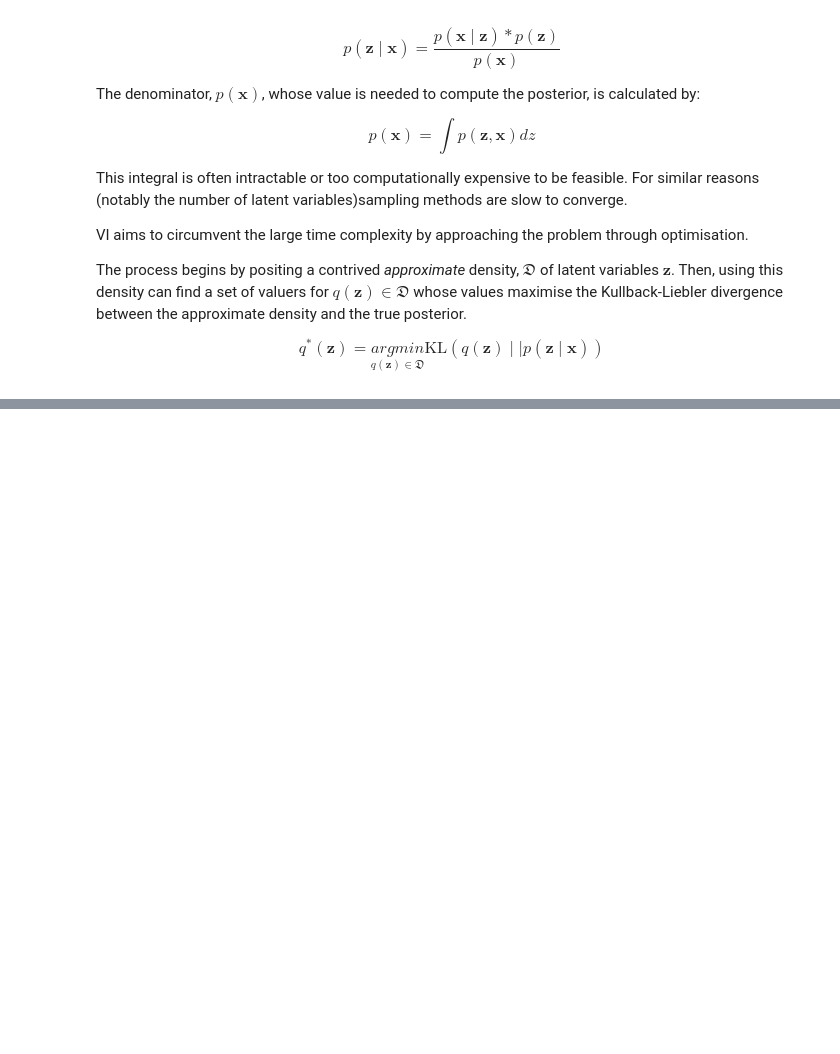
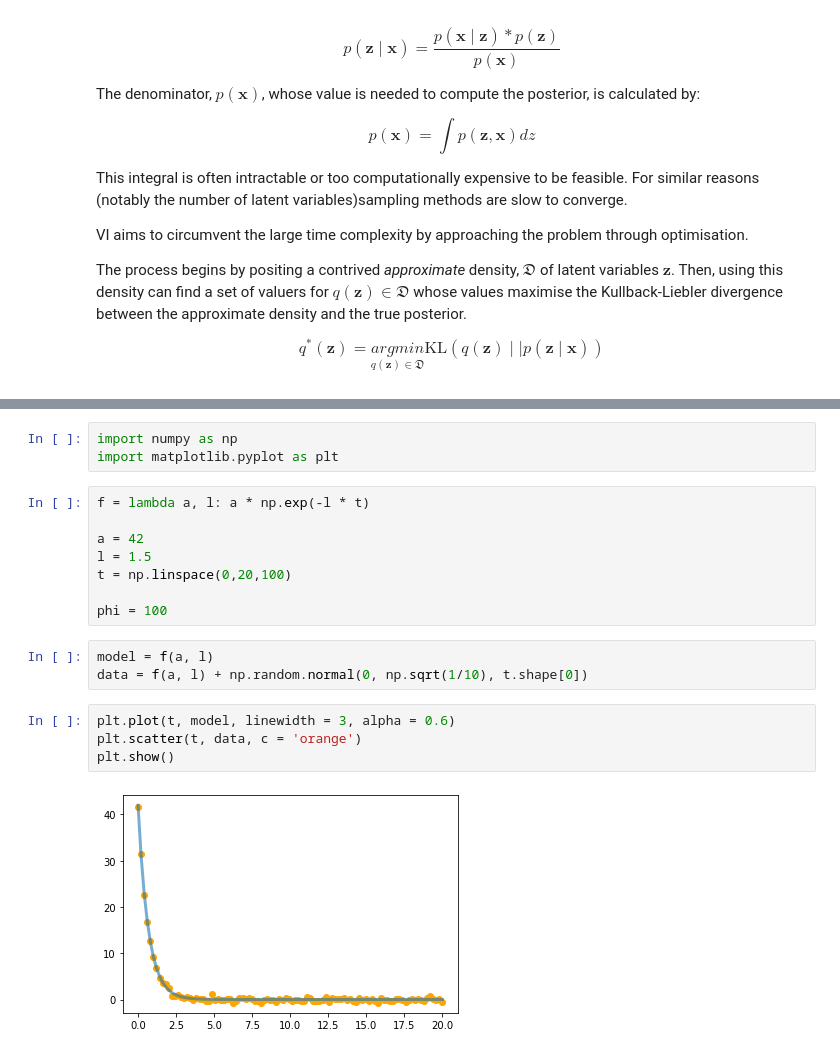
Before and after one commit to PavanChaggar/Bayesian_inference, a Jupyter notebook: python_tutorials/variational_bayes.ipynb, the cells around one changed output, grey strips where cells are left out. Drawn from its saved outputs; the diff is of its cells as text; blank space fills up the shorter version.

Commit message:
uploading progress on variational bayes. Forward model defintion for example problem.

```diff
--- a/python_tutorials/variational_bayes.ipynb
+++ b/python_tutorials/variational_bayes.ipynb
@@ -60,0 +118,20 @@ ELBO(q) &= \mathbb{E}[\log p(\mathbf{x} \mid \mathbf{z})] + \mathbb{E}[\log p(\m
+# %%
+import numpy as np
+import matplotlib.pyplot as plt
+# %%
+f = lambda a, l: a * np.exp(-l * t)
+
+a = 42
+l = 1.5
+t = np.linspace(0,20,100)
+
+phi = 100
+# %%
+model = f(a, l)
+data = f(a, l) + np.random.normal(0, np.sqrt(1/10), t.shape[0])
+# %%
+plt.plot(t, model, linewidth = 3, alpha = 0.6)
+plt.scatter(t, data, c = 'orange')
+plt.show()
+# %% [output]
+[figure, added]
```
Also changed, not shown: parts of 4 cells of this notebook.
